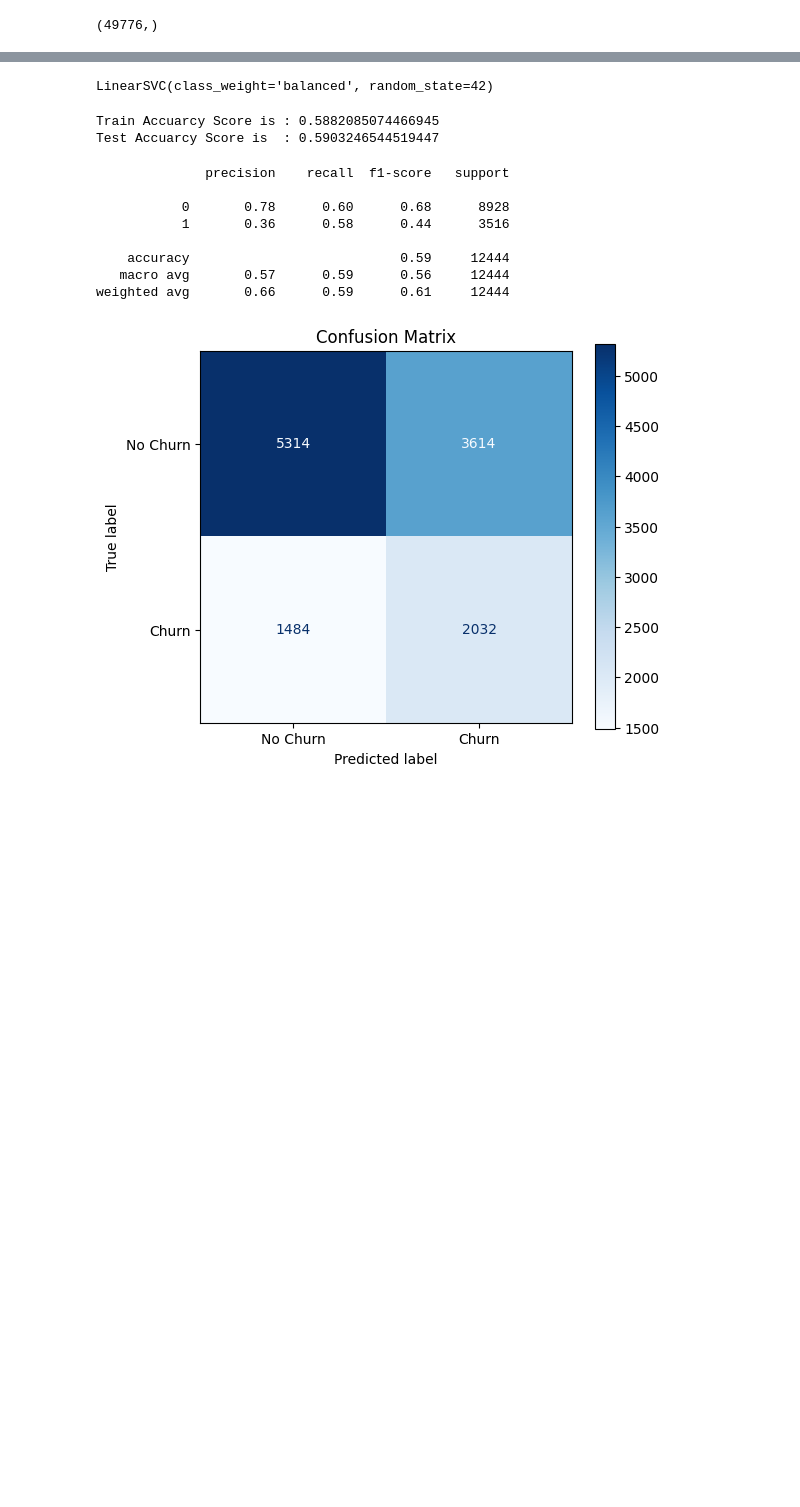
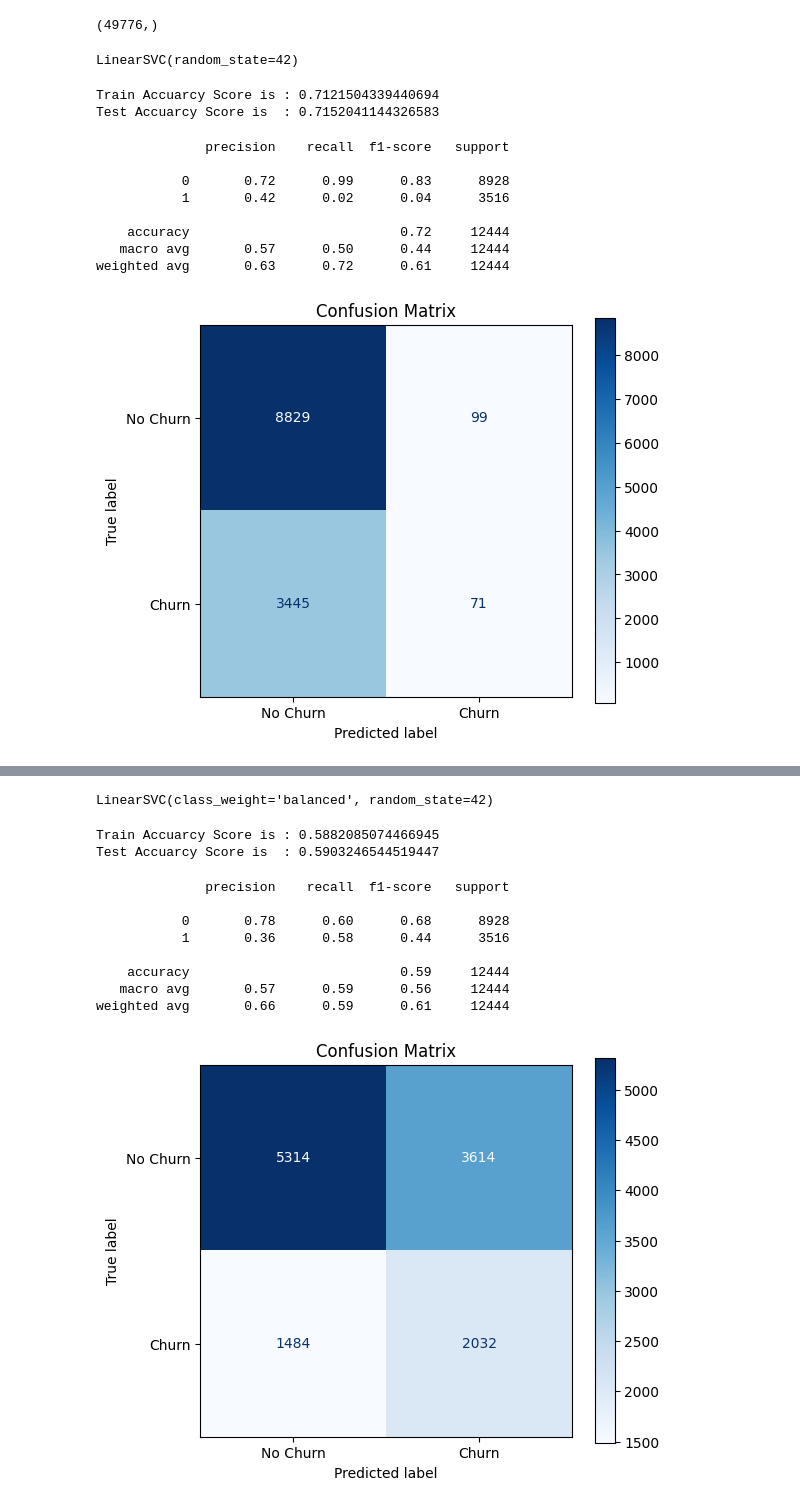
Before and after one commit to SKNETWORKS-FAMILY-AICAMP/SKN24-2nd-6Team, a Jupyter notebook: src/models/svm/ML_SVM.ipynb, the cells around one changed output, grey strips where cells are left out. Drawn from its saved outputs; the diff is of its cells as text; code cells hidden in the pictures; blank space fills up the shorter version.

```diff
--- a/src/models/svm/ML_SVM.ipynb
+++ b/src/models/svm/ML_SVM.ipynb
@@ -19,3 +19,37 @@ y.shape
 (49776,)
 # %%
 X_train, X_test, y_train, y_test = train_test_split(X, y, random_state=42)
+# %%
+svm_clf = LinearSVC(random_state=42)
+svm_clf.fit(X_train, y_train)
+# %% [output]
+LinearSVC(random_state=42)
+# %%
+print("Train Accuarcy Score is :",svm_clf.score(X_train, y_train))
+print("Test Accuarcy Score is  :", svm_clf.score(X_test, y_test))
+# %% [output]
+Train Accuarcy Score is : 0.7121504339440694
+Test Accuarcy Score is  : 0.7152041144326583
+# %%
+y_pred = svm_clf.predict(X_test)
+
+print(classification_report(y_test, y_pred))
+
+# Confusion Matrix 그래프 생성
+plt.figure(figsize=(6, 5))
+cm = confusion_matrix(y_test, y_pred)
+disp = ConfusionMatrixDisplay(confusion_matrix=cm, display_labels=['No Churn', 'Churn'])
+disp.plot(cmap=plt.cm.Blues, ax=plt.gca()) # ax=plt.gca()를 통해 현재 figure에 그림
+plt.title('Confusion Matrix')
+plt.savefig(_ROOT_DIR + './asset/graph/SVM/unbalanced_cfMatrix.png')
+plt.show()
+# %% [output]
+              precision    recall  f1-score   support
+
+           0       0.72      0.99      0.83      8928
+           1       0.42      0.02      0.04      3516
+
+    accuracy                           0.72     12444
+   macro avg       0.57      0.50      0.44     12444
+weighted avg       0.63      0.72      0.61     12444
+[figure, added]
```
Also changed, not shown: parts of 15 cells of this notebook, 11 other files.
